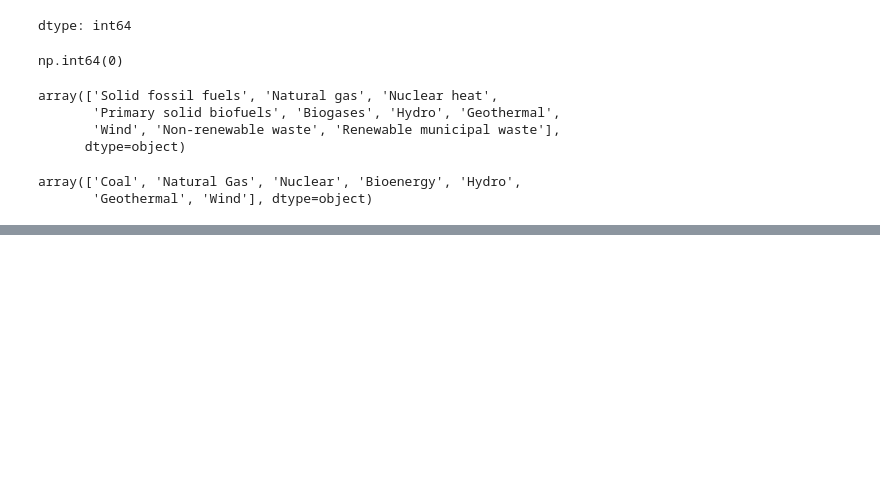
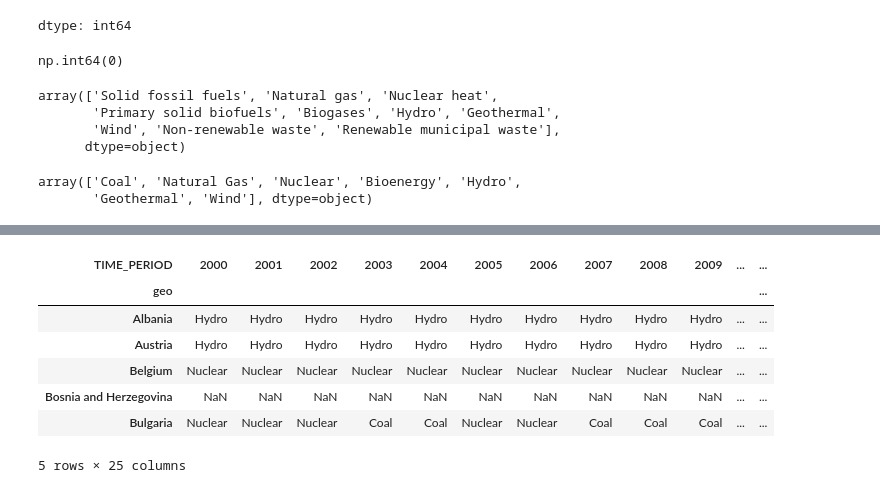
Before and after one commit to Gi-bi/energy-transition-tracker, a Jupyter notebook: notebooks/01_exploration.ipynb, the cells around one changed output, grey strips where cells are left out. Drawn from its saved outputs; the diff is of its cells as text; code cells hidden in the pictures; blank space fills up the shorter version.

```diff
--- a/notebooks/01_exploration.ipynb
+++ b/notebooks/01_exploration.ipynb
@@ -174,0 +265,18 @@ array(['Coal', 'Natural Gas', 'Nuclear', 'Bioenergy', 'Hydro',
+# %%
+#Numeric years
+dominant_source["TIME_PERIOD"] = dominant_source["TIME_PERIOD"].astype(int)
+timeline = dominant_source.pivot(
+    index="geo",
+    columns="TIME_PERIOD",
+    values="energy_group"
+)
+timeline.head()
+# %% [output]
+| TIME_PERIOD | 2000 | 2001 | 2002 | 2003 | 2004 | 2005 | 2006 | 2007 | 2008 | 2009 | ... | ... |
+| geo |  |  |  |  |  |  |  |  |  |  |  | ... |
+| Albania | Hydro | Hydro | Hydro | Hydro | Hydro | Hydro | Hydro | Hydro | Hydro | Hydro | ... | ... |
+| Austria | Hydro | Hydro | Hydro | Hydro | Hydro | Hydro | Hydro | Hydro | Hydro | Hydro | ... | ... |
+| Belgium | Nuclear | Nuclear | Nuclear | Nuclear | Nuclear | Nuclear | Nuclear | Nuclear | Nuclear | Nuclear | ... | ... |
+| Bosnia and Herzegovina | NaN | NaN | NaN | NaN | NaN | NaN | NaN | NaN | NaN | NaN | ... | ... |
+| Bulgaria | Nuclear | Nuclear | Nuclear | Coal | Coal | Nuclear | Nuclear | Coal | Coal | Coal | ... | ... |
+5 rows × 25 columns
```
Also changed, not shown: parts of 10 cells of this notebook, 3 other files.
